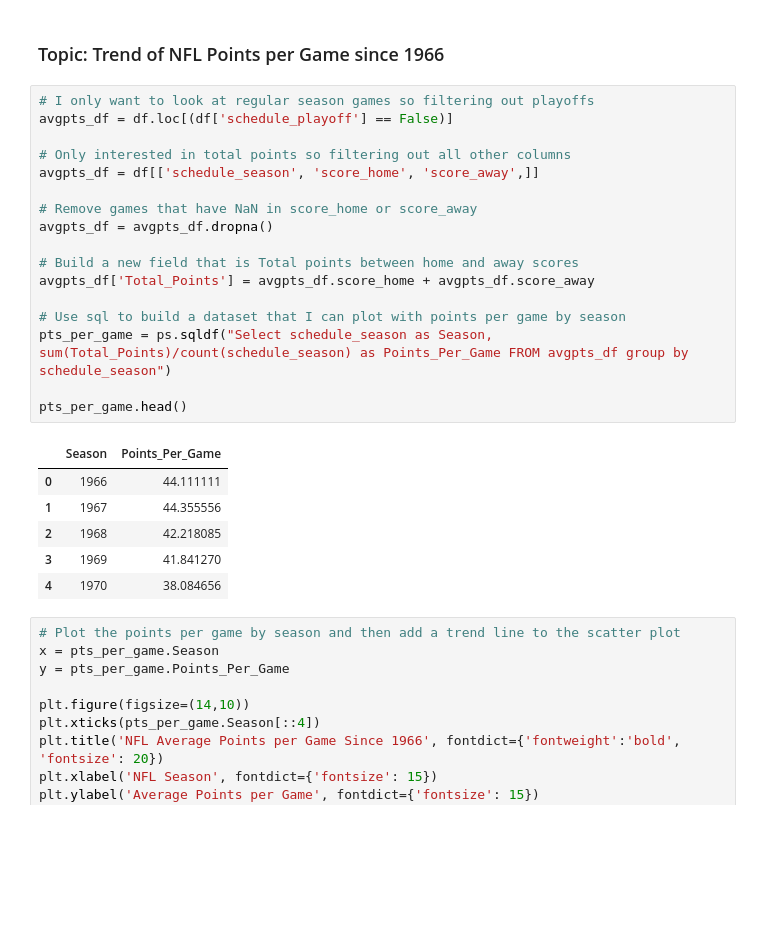
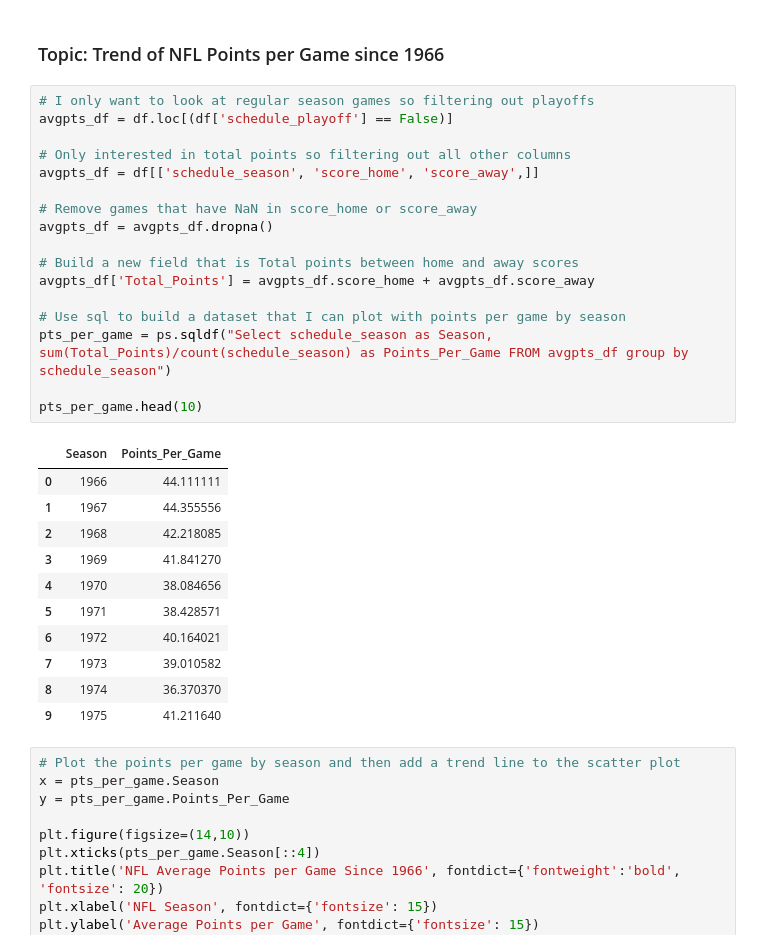
Before and after one commit to dannysontag1/NFL_Betting_Lines, a Jupyter notebook: NFL Data and Sport Betting Analysis.ipynb, the cells around one changed output. Cells and saved outputs as stored; diff of their text form; blank space fills up the shorter version.

```diff
--- a/NFL Data and Sport Betting Analysis.ipynb
+++ b/NFL Data and Sport Betting Analysis.ipynb
@@ -19,27 +19,32 @@ df.head()
 # %%
 # I only want to look at regular season games so filtering out playoffs
 avgpts_df = df.loc[(df['schedule_playoff'] == False)]
 
 # Only interested in total points so filtering out all other columns
 avgpts_df = df[['schedule_season', 'score_home', 'score_away',]]
 
 # Remove games that have NaN in score_home or score_away
 avgpts_df = avgpts_df.dropna()
 
 # Build a new field that is Total points between home and away scores
 avgpts_df['Total_Points'] = avgpts_df.score_home + avgpts_df.score_away
 
 # Use sql to build a dataset that I can plot with points per game by season
 pts_per_game = ps.sqldf("Select schedule_season as Season, sum(Total_Points)/count(schedule_season) as Points_Per_Game FROM avgpts_df group by schedule_season")
 
-pts_per_game.head()
+pts_per_game.head(10)
 # %% [output]
 |  | Season | Points_Per_Game |
 | 0 | 1966 | 44.111111 |
 | 1 | 1967 | 44.355556 |
 | 2 | 1968 | 42.218085 |
 | 3 | 1969 | 41.841270 |
 | 4 | 1970 | 38.084656 |
+| 5 | 1971 | 38.428571 |
+| 6 | 1972 | 40.164021 |
+| 7 | 1973 | 39.010582 |
+| 8 | 1974 | 36.370370 |
+| 9 | 1975 | 41.211640 |
 # %%
 # Plot the points per game by season and then add a trend line to the scatter plot
 x = pts_per_game.Season
```
